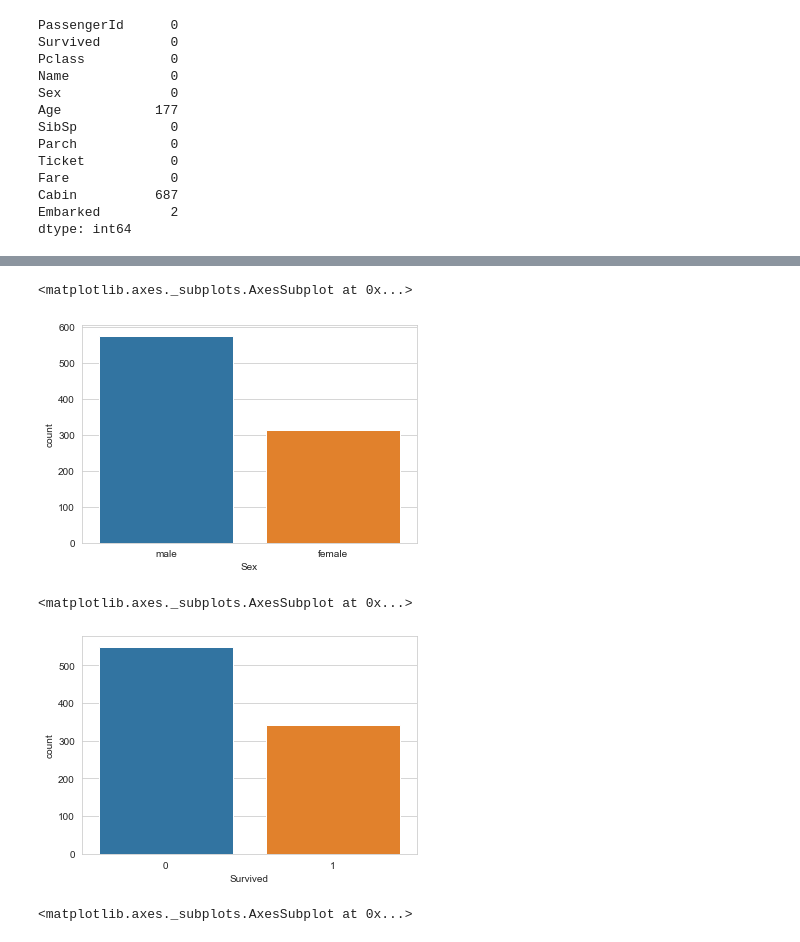
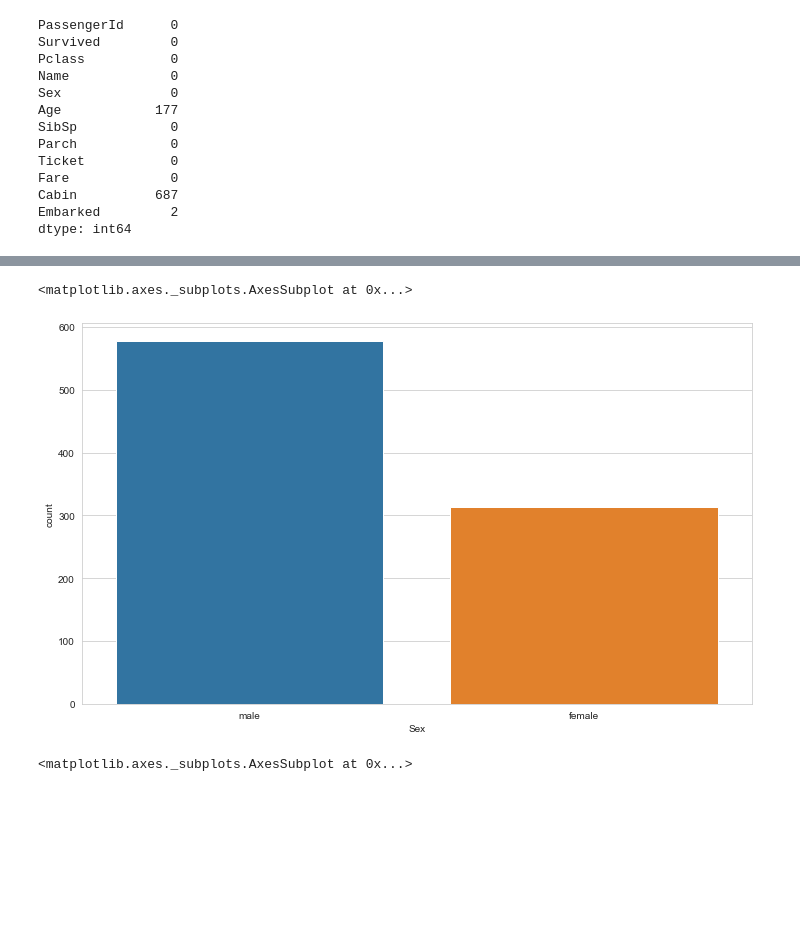
Before and after one commit to parjanyahk/titanicDataEda, a Jupyter notebook: titaniceda.ipynb, the cells around one changed output, grey strips where cells are left out. Saved outputs shown, nothing was run; the diff lists cells and outputs as text; code cells hidden in the pictures; blank space fills up the shorter version.

```diff
--- a/titaniceda.ipynb
+++ b/titaniceda.ipynb
@@ -106,19 +127,12 @@ sns.heatmap(train.isnull())
 # %%
 #Count plot for sex
 
 sns.set_style('whitegrid')
+plt.figure(figsize= (12, 7))
 sns.countplot('Sex', data = train)
 # %% [output]
 <matplotlib.axes._subplots.AxesSubplot at 0x...>
-[figure, old version]
+[figure, new version]
-# %%
-#Count plot of the people who survived and those who didn't
-
-sns.set_style('whitegrid')
-sns.countplot('Survived', data = train)
-# %% [output]
-<matplotlib.axes._subplots.AxesSubplot at 0x...>
-[figure, removed]
 # %%
 #Count plot of people having siblings or spouse
 
```
Also changed, not shown: parts of 13 cells of this notebook.
